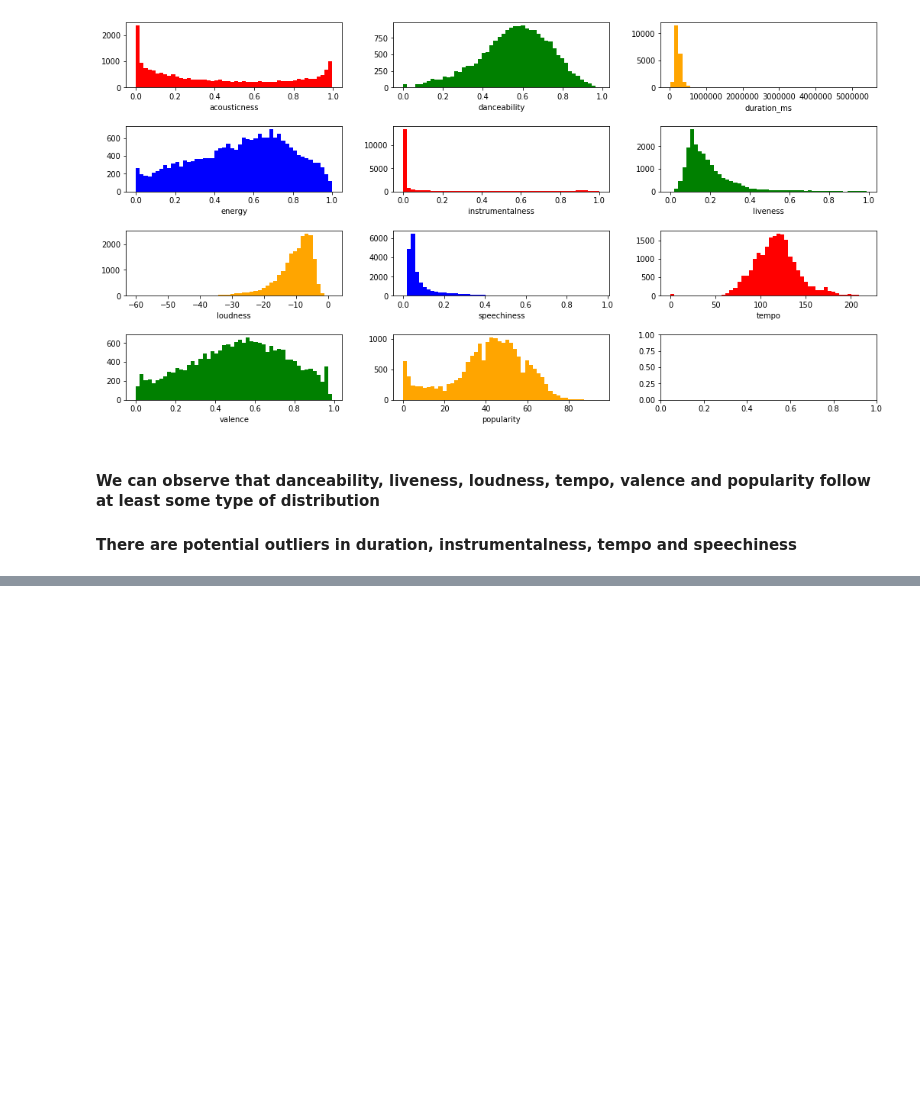
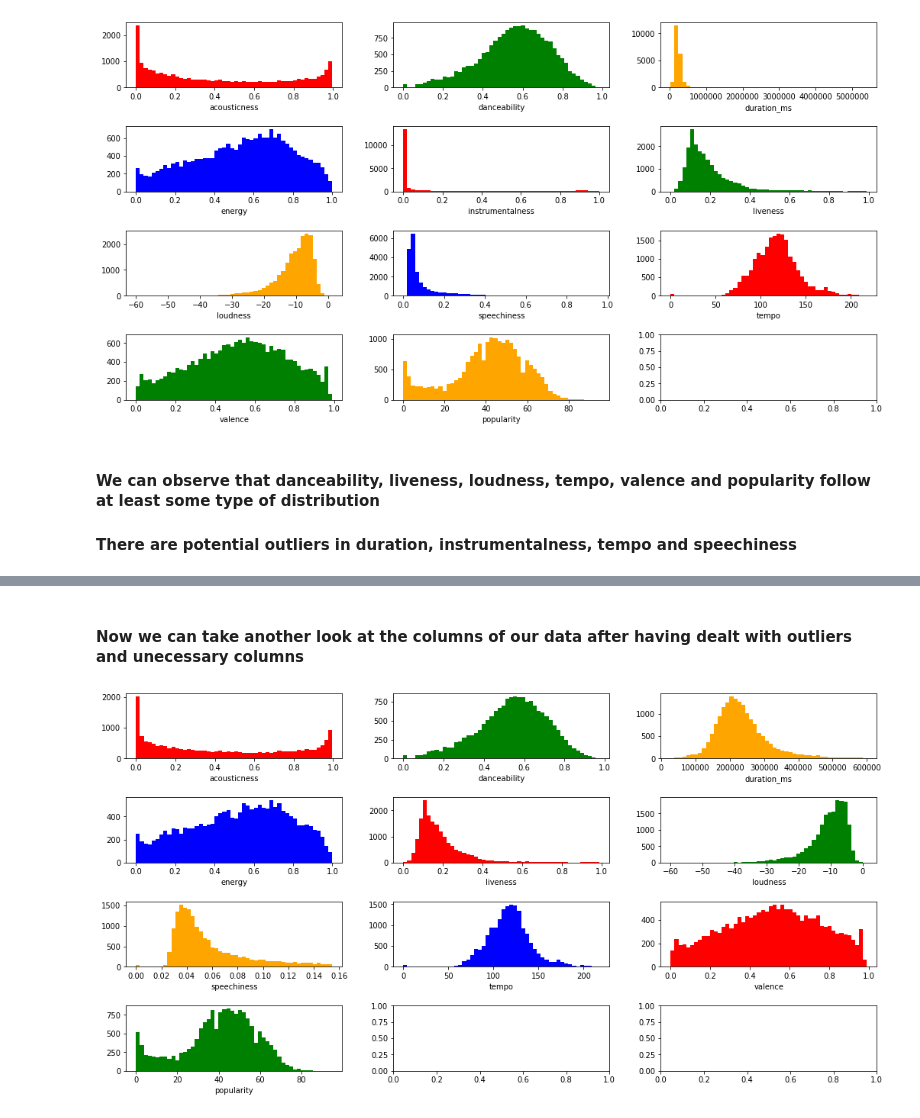
Before and after one commit to swarupa29/Data-science-project-Song-Genre, a Jupyter notebook: Visualisation.ipynb, the cells around one changed output, grey strips where cells are left out. Drawn from its saved outputs; the diff is of its cells as text; code cells hidden in the pictures; blank space fills up the shorter version.

```diff
--- a/Visualisation.ipynb
+++ b/Visualisation.ipynb
@@ -65,0 +140,16 @@ for feature in data.columns:
+# %% [markdown]
+#### Now we can take another look at the columns of our data after having dealt with outliers and unecessary columns
+# %%
+fig, axs = plt.subplots(4, 3, figsize=(15, 8))
+fig.tight_layout(pad=3.0)
+axs = axs.reshape(12,)
+i = 0
+colors = ['red', 'green', 'orange', 'blue']
+for feature in data.columns:
+    subplot = axs[i]
+    if(data[feature].dtype=='float64'):
+        subplot.set(xlabel=feature)
+        f, edge, plot = subplot.hist(data[feature], 50, color=colors[i%4])
+        i = i+1;
+# %% [output]
+[figure, added]
```
Also changed, not shown: parts of 14 cells of this notebook.
